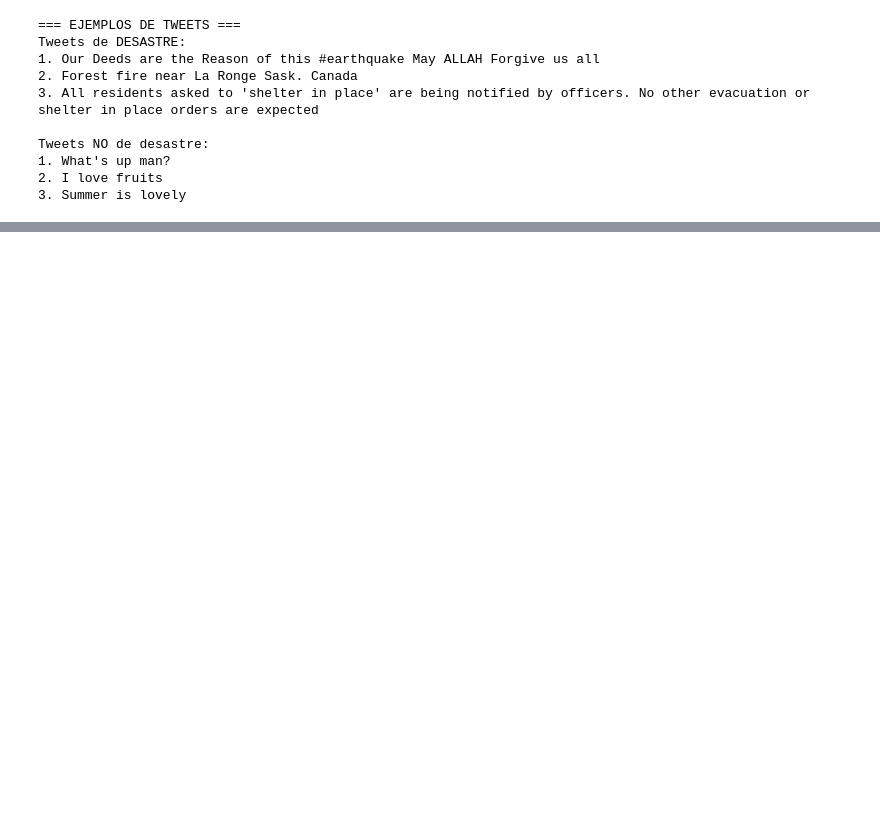
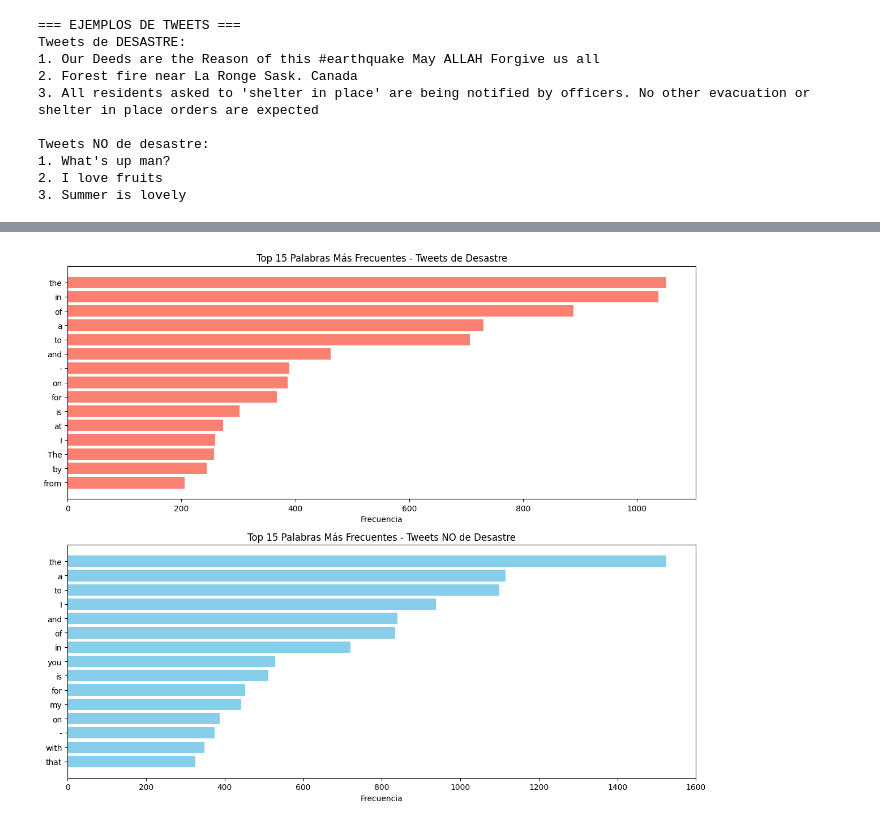
Before and after one commit to DanielRasho/DS-lab6, a Jupyter notebook: report.ipynb, the cells around one changed output, grey strips where cells are left out. Drawn from its saved outputs; the diff is of its cells as text; code cells hidden in the pictures; blank space fills up the shorter version.

```diff
--- a/report.ipynb
+++ b/report.ipynb
@@ -129,0 +131,4 @@ Tweets NO de desastre:
+# %%
+stopwords = set(nltk_stop.words("english"))
+negs = {"no","not","n't"}
+stopwords = {w for w in stopwords if w.lower() not in negs}
@@ -129,0 +204,18 @@ Tweets NO de desastre:
+# %%
+def tokenize_and_normalize(text: str):
+    tokens = []
+    toks = tt.tokenize(text)
+    toks = [t for t in toks if all(ch not in string.punctuation for ch in t)]
+    toks = [wnl.lemmatize(t) for t in toks]
+    # stopwords
+    toks = [t for t in toks if t.lower() not in stopwords]
+    tokens = toks
+
+    tokens = [t.strip() for t in tokens if t.strip() != ""]
+    return tokens
+
+df_train["tokens"] = df_train["text_clean_raw"].map(tokenize_and_normalize)
+df_train["text_clean"] = df_train["tokens"].map(lambda ts: " ".join(ts))
+# %%
+df_train["len_raw"] = df_train["text"].str.split().map(len)
+df_train["len_clean"] = df_train["tokens"].map(len)
@@ -129,0 +281,23 @@ Tweets NO de desastre:
+# %%
+fig, (ax1, ax2) = plt.subplots(2, 1, figsize=(12, 10))
+
+# Palabras más frecuentes en tweets de desastre
+disaster_words = [word for word, freq in disaster_freq]
+disaster_counts = [freq for word, freq in disaster_freq]
+
+ax1.barh(disaster_words[:15][::-1], disaster_counts[:15][::-1], color='salmon')
+ax1.set_title('Top 15 Palabras Más Frecuentes - Tweets de Desastre')
+ax1.set_xlabel('Frecuencia')
+
+# Palabras más frecuentes en tweets NO de desastre
+non_disaster_words = [word for word, freq in non_disaster_freq]
+non_disaster_counts = [freq for word, freq in non_disaster_freq]
+
+ax2.barh(non_disaster_words[:15][::-1], non_disaster_counts[:15][::-1], color='skyblue')
+ax2.set_title('Top 15 Palabras Más Frecuentes - Tweets NO de Desastre')
+ax2.set_xlabel('Frecuencia')
+
+plt.tight_layout()
+plt.show()
+# %% [output]
+[figure, added]
```
Also changed, not shown: parts of 19 cells of this notebook.
